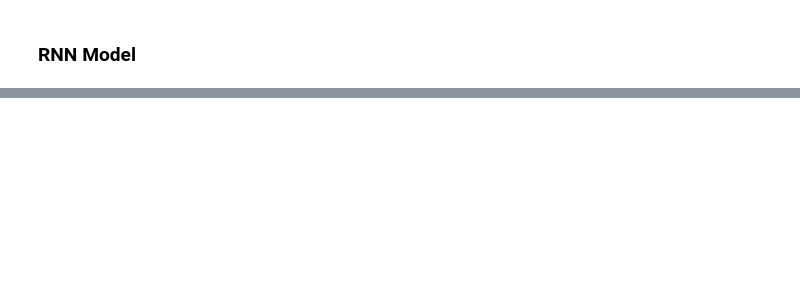
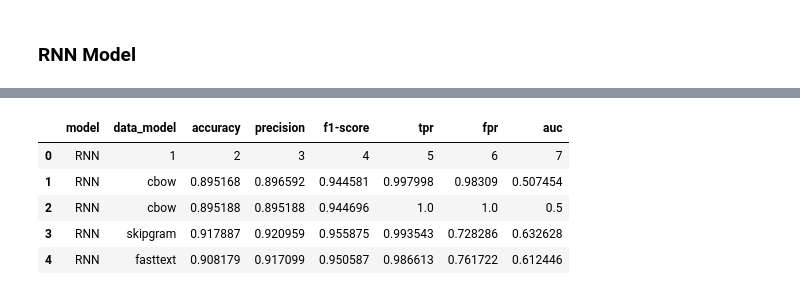
Before and after one commit to awakn123/CS6120NLP, a Jupyter notebook: A3/RNN.ipynb, the cells around one changed output, grey strips where cells are left out. Cells and saved outputs as stored; diff of their text form; code cells hidden in the pictures; blank space fills up the shorter version.

Commit message:
results df implementation.

```diff
--- a/A3/RNN.ipynb
+++ b/A3/RNN.ipynb
@@ -344,12 +344,11 @@ def convertAndReduceDimension(df):
 		return df_pca
 
 df_cbow = convertAndReduceDimension(df_cbow_model)
-# Assuming df_final is your final DataFrame after PCA
-X = df_cbow.drop('sentiment', axis=1).values  # Features
-y = df_cbow['sentiment'].values  # Labels
+df_skipgram = convertAndReduceDimension(df_skipgram_model)
+df_fasttext = convertAndReduceDimension(df_fasttext_model)
 
-# Splitting the data into training and validation sets
-X_train, X_val, y_train, y_val = train_test_split(X, y, test_size=0.2, random_state=42)
+# Define your DataFrame to hold the results
+results_df = pd.DataFrame(columns=['model', 'data_model', 'accuracy', 'precision', 'f1-score', 'tpr', 'fpr', 'auc'])
 # %% [output]
 A value is trying to be set on a copy of a slice from a DataFrame.
 Try using .loc[row_indexer,col_indexer] = value instead
@@ -359,19 +368,68 @@ See the caveats in the documentation: https://pandas.pydata.org/pandas-docs/stab
 # %% [markdown]
 ### RNN Model
 # %%
-
 from tensorflow.keras.models import Sequential
 from tensorflow.keras.layers import SimpleRNN, Dense
+from sklearn.metrics import accuracy_score, precision_score, recall_score, f1_score, roc_auc_score, confusion_matrix
 
-# Reshaping the data to fit RNN input requirements: [samples, time steps, features]
-# Here, we assume 1 feature per time step for simplicity
-X_train_rnn = np.reshape(X_train, (X_train.shape[0], X_train.shape[1], 1))
-X_val_rnn = np.reshape(X_val, (X_val.shape[0], X_val.shape[1], 1))
+def train_with_rnn(df, data_type):
+	# Assuming df_final is your final DataFrame after PCA
+	X = df.drop('sentiment', axis=1).values  # Features
+	y = df['sentiment'].values  # Labels
 
-# Define the RNN model
-model = Sequential()
-model.add(SimpleRNN(64, input_shape=(X_train_rnn.shape[1], X_train_rnn.shape[2]), return_sequences=False))
-model.add(Dense(1, activation='sigmoid'))
+	# Splitting the data into training and validation sets
+	X_train, X_val, y_train, y_val = train_test_split(X, y, test_size=0.2, random_state=42)
+	# Reshaping the data to fit RNN input requirements: [samples, time steps, features]
+	# Here, we assume 1 feature per time step for simplicity
+	X_train_rnn = np.reshape(X_train, (X_train.shape[0], X_train.shape[1], 1))
+	X_val_rnn = np.reshape(X_val, (X_val.shape[0], X_val.shape[1], 1))
 
-model.compile(optimizer='adam', loss='binary_crossentropy', metrics=['accuracy'])
+	# Define the RNN model
+	model = Sequential()
+	model.add(SimpleRNN(64, input_shape=(X_train_rnn.shape[1], X_train_rnn.shape[2]), return_sequences=False))
+	model.add(Dense(1, activation='sigmoid'))
+
+	model.compile(optimizer='adam', loss='binary_crossentropy', metrics=['accuracy'])
+	history = model.fit(X_train_rnn, y_train, epochs=10, batch_size=64, validation_data=(X_val_rnn, y_val))
+	# Evaluate the model on the validation set
+	val_loss, val_accuracy = model.evaluate(X_val_rnn, y_val)
+	predictions = model.predict(X_val_rnn)
+	predictions_binary = [1 if prob > 0.5 else 0 for prob in predictions]
+
+
+	# Assuming `y_val` are the true labels and `predictions_binary` are the binary predictions from the RNN model
+	accuracy = accuracy_score(y_val, predictions_binary)
+	precision = precision_score(y_val, predictions_binary)
+	recall = recall_score(y_val, predictions_binary)  # Same as TPR
+	f1 = f1_score(y_val, predictions_binary)
+	auc = roc_auc_score(y_val, predictions_binary)
+
+	# Calculate FPR
+	tn, fp, fn, tp = confusion_matrix(y_val, predictions_binary).ravel()
+	fpr = fp / (fp + tn)
+
+	# Append new results
+	metrics_dict = {
+	    'model': 'RNN',
+	    'data_model': data_type,
+	    'accuracy': accuracy,
+	    'precision': precision,
+	    'f1-score': f1,
+	    'tpr': recall,
+	    'fpr': fpr,
+	    'auc': auc
+	}
+	return metrics_dict, model
+
+import datetime
+print(datetime.datetime.now())
+
+cbow_data, rnn_cbow_model = train_with_rnn(df_cbow, 'cbow')
+results_df = results_df._append(cbow_data, ignore_index=True)
+skipgram_data, rnn_skipgram_model = train_with_rnn(df_skipgram, 'skipgram')
+results_df = results_df._append(skipgram_data, ignore_index=True)
+fasttext_data, rnn_fasttext_model = train_with_rnn(df_fasttext, 'fasttext')
+results_df = results_df._append(fasttext_data, ignore_index=True)
+display(results_df)
+print(datetime.datetime.now())
 # %% [output]
@@ -379,0 +453,6 @@ To enable the following instructions: AVX2 FMA, in other operations, rebuild Ten
+|  | model | data_model | accuracy | precision | f1-score | tpr | fpr | auc |
+| 0 | RNN | 1 | 2 | 3 | 4 | 5 | 6 | 7 |
+| 1 | RNN | cbow | 0.895168 | 0.896592 | 0.944581 | 0.997998 | 0.98309 | 0.507454 |
+| 2 | RNN | cbow | 0.895188 | 0.895188 | 0.944696 | 1.0 | 1.0 | 0.5 |
+| 3 | RNN | skipgram | 0.917887 | 0.920959 | 0.955875 | 0.993543 | 0.728286 | 0.632628 |
+| 4 | RNN | fasttext | 0.908179 | 0.917099 | 0.950587 | 0.986613 | 0.761722 | 0.612446 |
```
Also changed, not shown: parts of 3 cells of this notebook.
